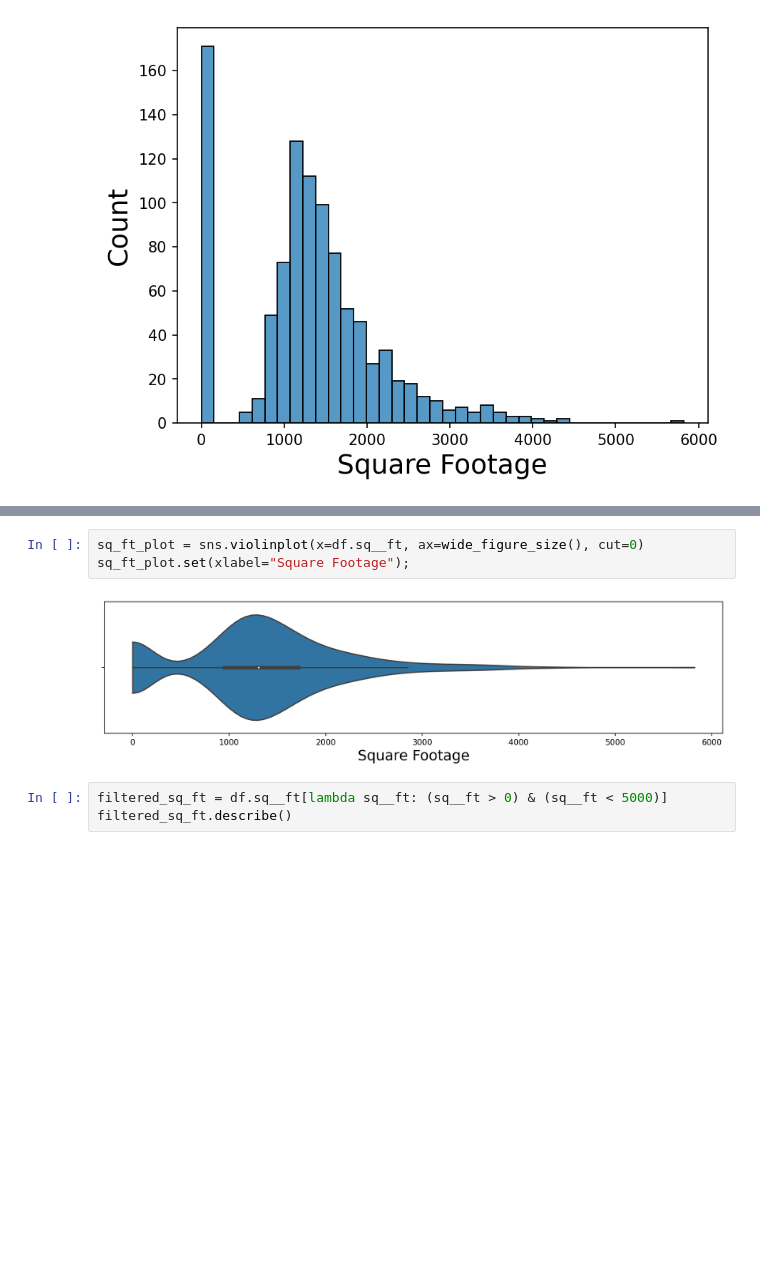
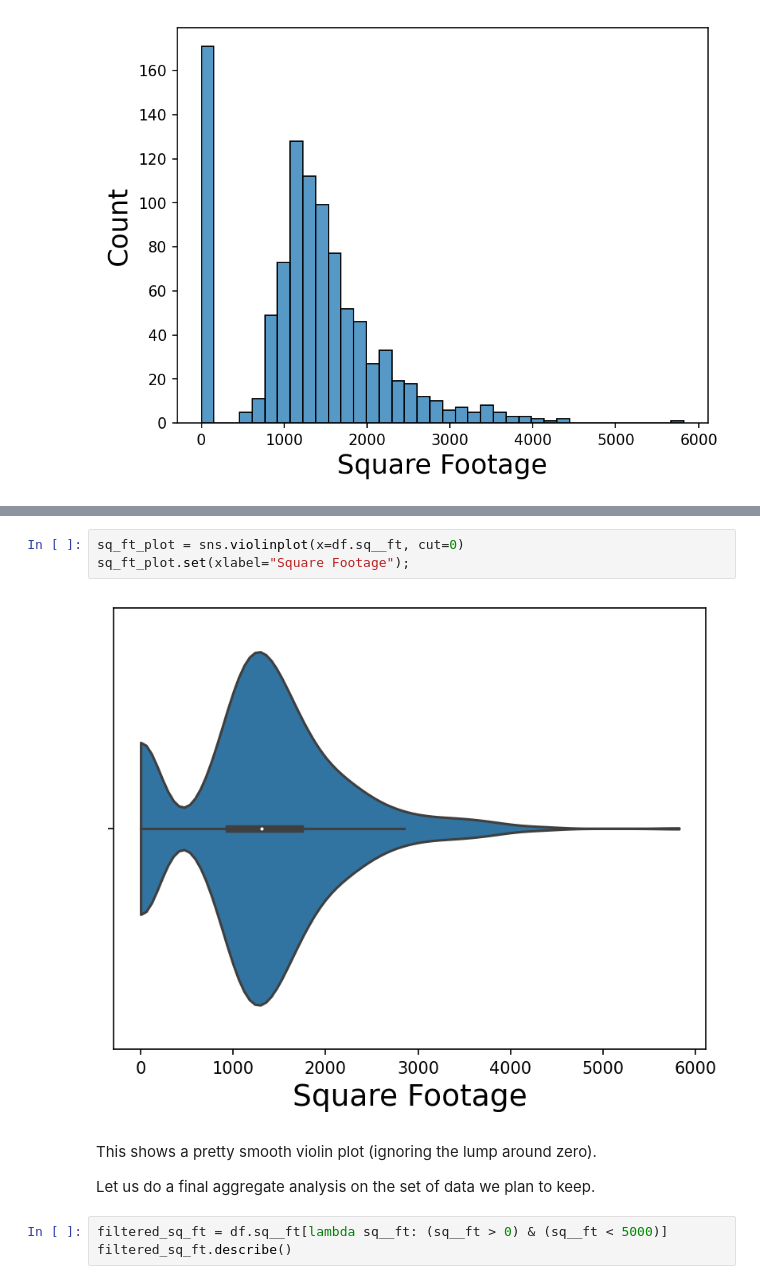
Before and after one commit to jmfb/CS5610, a Jupyter notebook: M1 Project 1b.ipynb, the cells around one changed output, grey strips where cells are left out. Cells and saved outputs as stored; diff of their text form; blank space fills up the shorter version.

```diff
--- a/M1 Project 1b.ipynb
+++ b/M1 Project 1b.ipynb
@@ -302,8 +329,12 @@ sq_ft_plot.set(xlabel="Square Footage");
 # %%
-sq_ft_plot = sns.violinplot(x=df.sq__ft, ax=wide_figure_size(), cut=0)
+sq_ft_plot = sns.violinplot(x=df.sq__ft, cut=0)
 sq_ft_plot.set(xlabel="Square Footage");
 # %% [output]
-[figure, old version]
+[figure, new version]
+# %% [markdown]
+This shows a pretty smooth violin plot (ignoring the lump around zero).
+
+Let us do a final aggregate analysis on the set of data we plan to keep.
 # %%
 filtered_sq_ft = df.sq__ft[lambda sq__ft: (sq__ft > 0) & (sq__ft < 5000)]
 filtered_sq_ft.describe()
```
Also changed, not shown: parts of 27 cells of this notebook.
